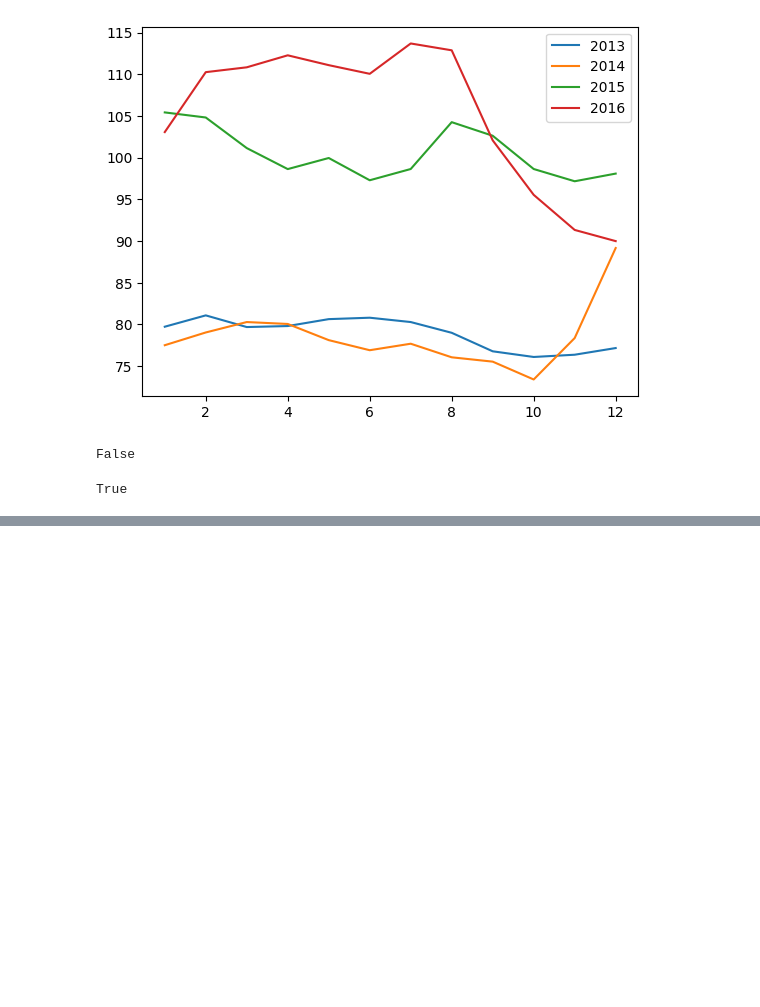
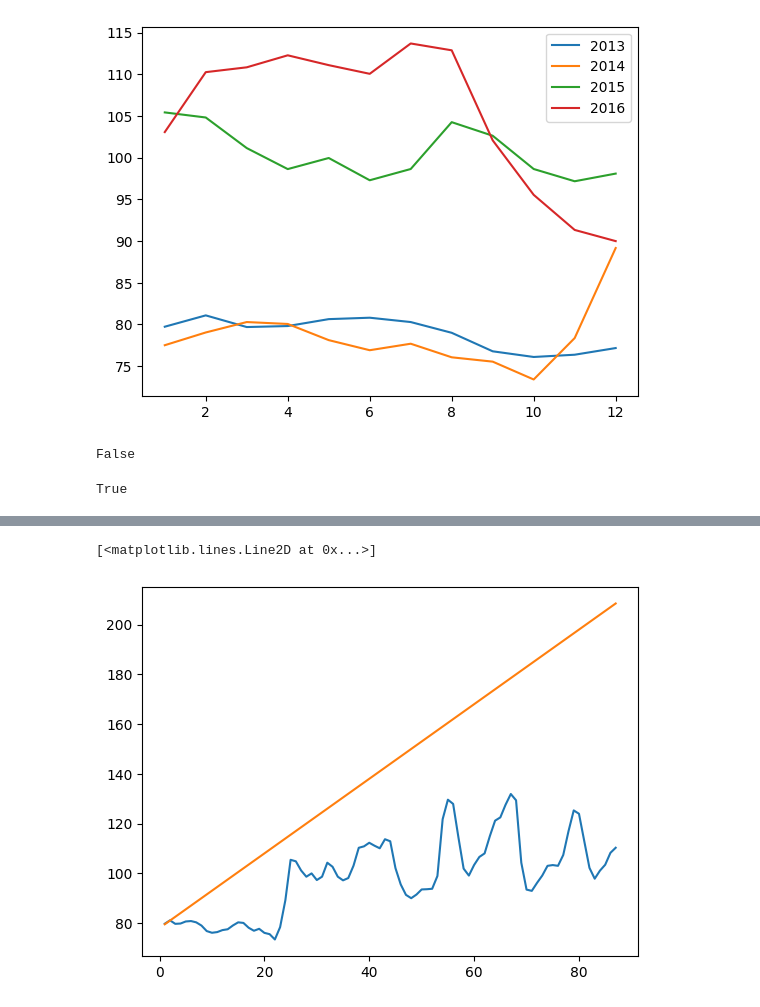
Before and after one commit to Harold-dev-code/numpy_alura, a Jupyter notebook: Numpy.ipynb, the cells around one changed output, grey strips where cells are left out. Cells and saved outputs as stored; diff of their text form; code cells hidden in the pictures; blank space fills up the shorter version.

```diff
--- a/Numpy.ipynb
+++ b/Numpy.ipynb
@@ -245,0 +250,4 @@ True
+# %%
+# Asigna el array 'fechas' a 'x' y calcula 'y' usando una ecuación lineal (y = ax + b)
+x=fechas
+y=1.5 * x + 78
@@ -245,0 +267,6 @@ True
+# %%
+plt.plot(fechas,Moscu) # Grafica los precios de Moscu
+plt.plot(x,y) # Superpone la línea recta 'y=ax+b' sobre los precios de Moscu para visualización
+# %% [output]
+[<matplotlib.lines.Line2D at 0x...>]
+[figure, added]
```
Also changed, not shown: parts of 46 cells of this notebook.
